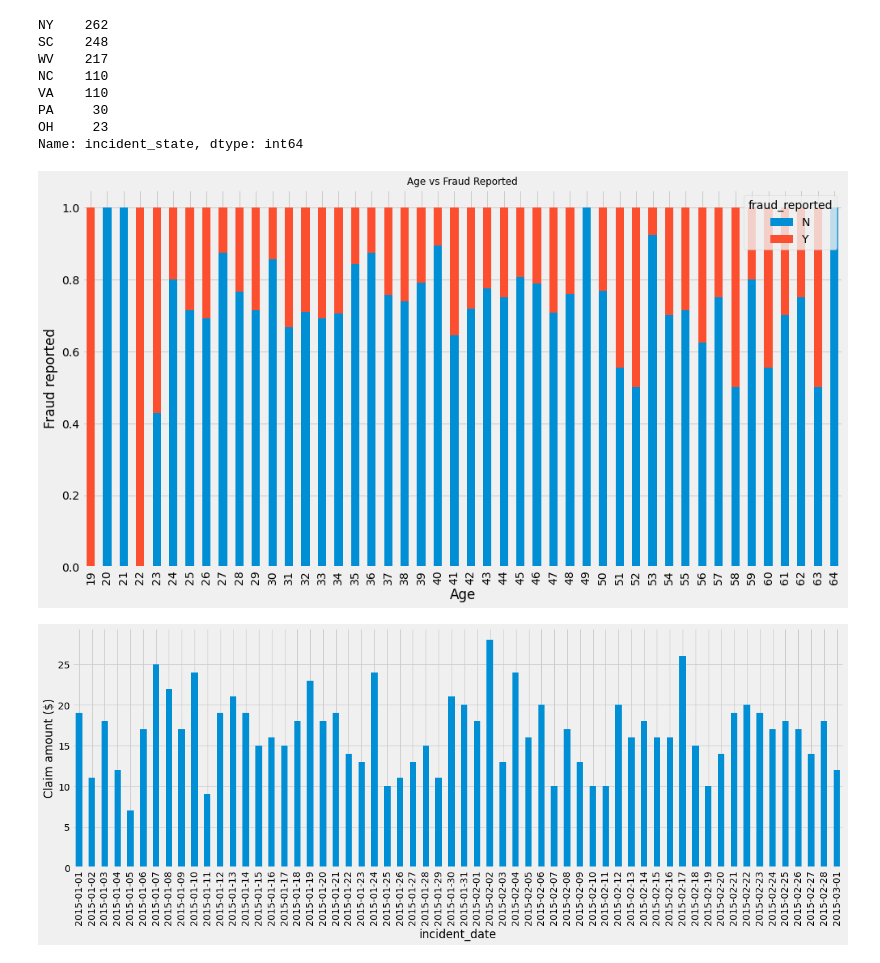
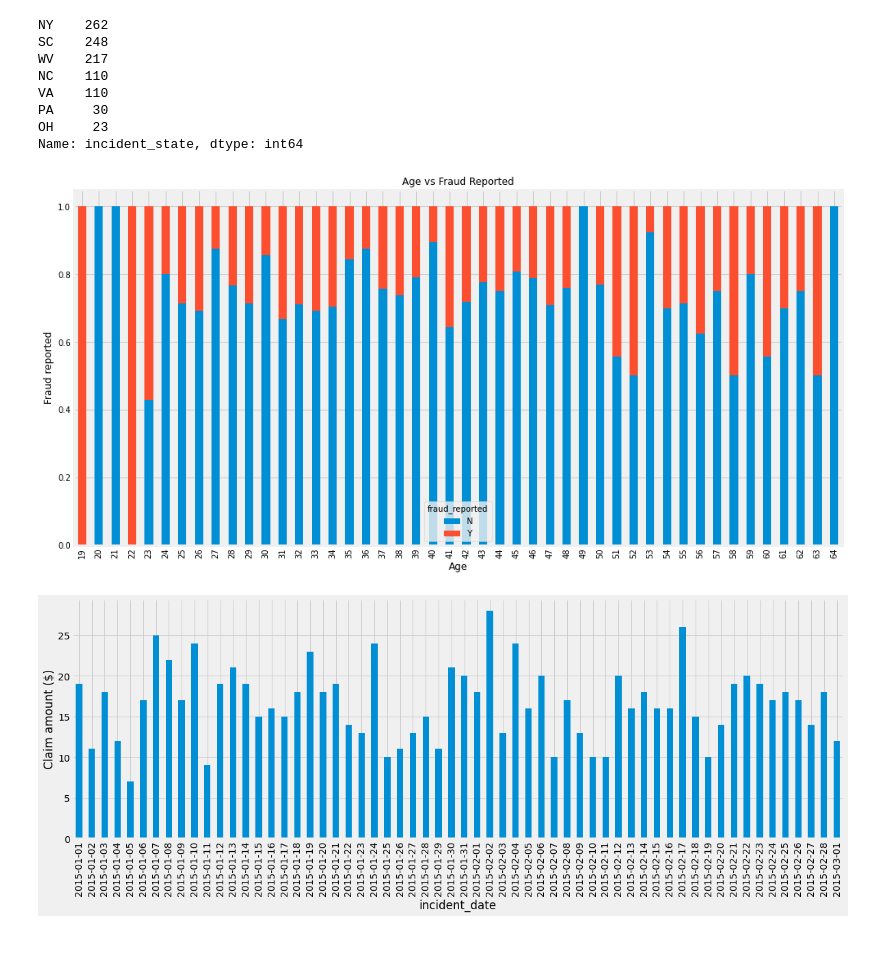
Before and after one commit to WengSongxiu/MachineLearning, a Jupyter notebook: 08_fintech/insurance_anti_fraud/core/main.ipynb, the cells around one changed output. Saved outputs shown, nothing was run; the diff lists cells and outputs as text; code cells hidden in the pictures.

```diff
--- a/08_fintech/insurance_anti_fraud/core/main.ipynb
+++ b/08_fintech/insurance_anti_fraud/core/main.ipynb
@@ -85,6 +85,6 @@ _c39                              0
 dtype: int64
 # %%
 # 观察标签——fraud_reported
-plt.style.use('fivethirtyeight')
+# plt.style.use('fivethirtyeight')
 ax = sns.countplot(x='fraud_reported', data=df, hue='fraud_reported')
 # %% [output]
@@ -96,7 +96,7 @@ N    0.753
 Y    0.247
 Name: fraud_reported, dtype: float64
 # %%
-plt.style.use('fivethirtyeight')
+# plt.style.use('fivethirtyeight')
 fig = plt.figure(figsize=(10,6))
 ax = df.groupby('incident_state').fraud_reported.count().plot.bar(ylim=0)
 ax.set_ylabel('Fraud reported')
@@ -116,15 +116,15 @@ OH     23
 Name: incident_state, dtype: int64
 # %%
 plt.rcParams['figure.figsize'] = [15, 8]
-ax= plt.style.use('fivethirtyeight')
+# ax= plt.style.use('fivethirtyeight')
 table=pd.crosstab(df.age, df.fraud_reported)
 table.div(table.sum(1).astype(float), axis=0).plot(kind='bar', stacked=True)
 plt.title('Age vs Fraud Reported', fontsize=12)
 plt.xlabel('Age')
 plt.ylabel('Fraud reported')
 plt.show()
 # %% [output]
-[figure, old version]
+[figure, new version]
 # %%
 plt.style.use('fivethirtyeight')
 fig = plt.figure(figsize=(18,6))
```
Also changed, not shown: parts of 6 cells of this notebook, 3 other files.
